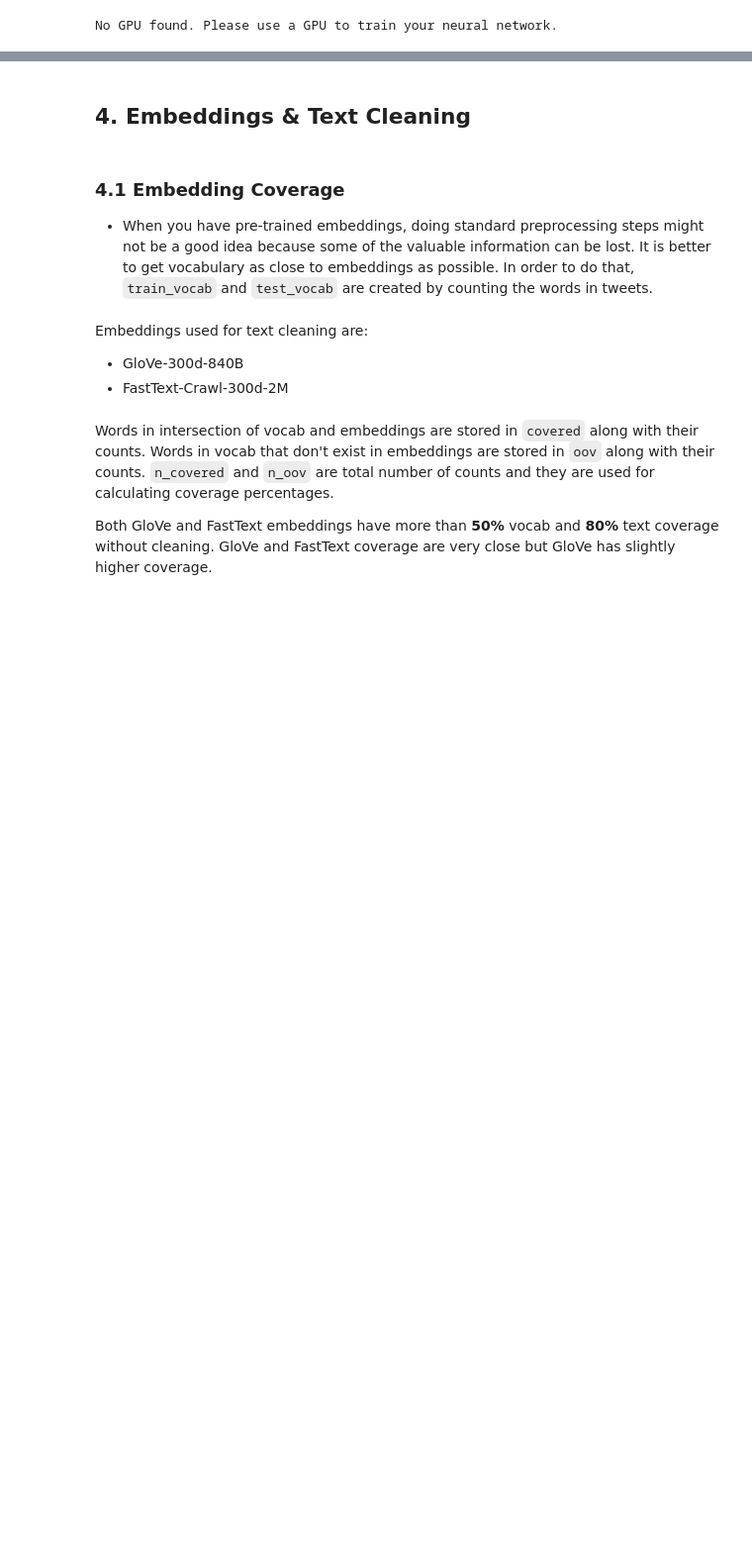
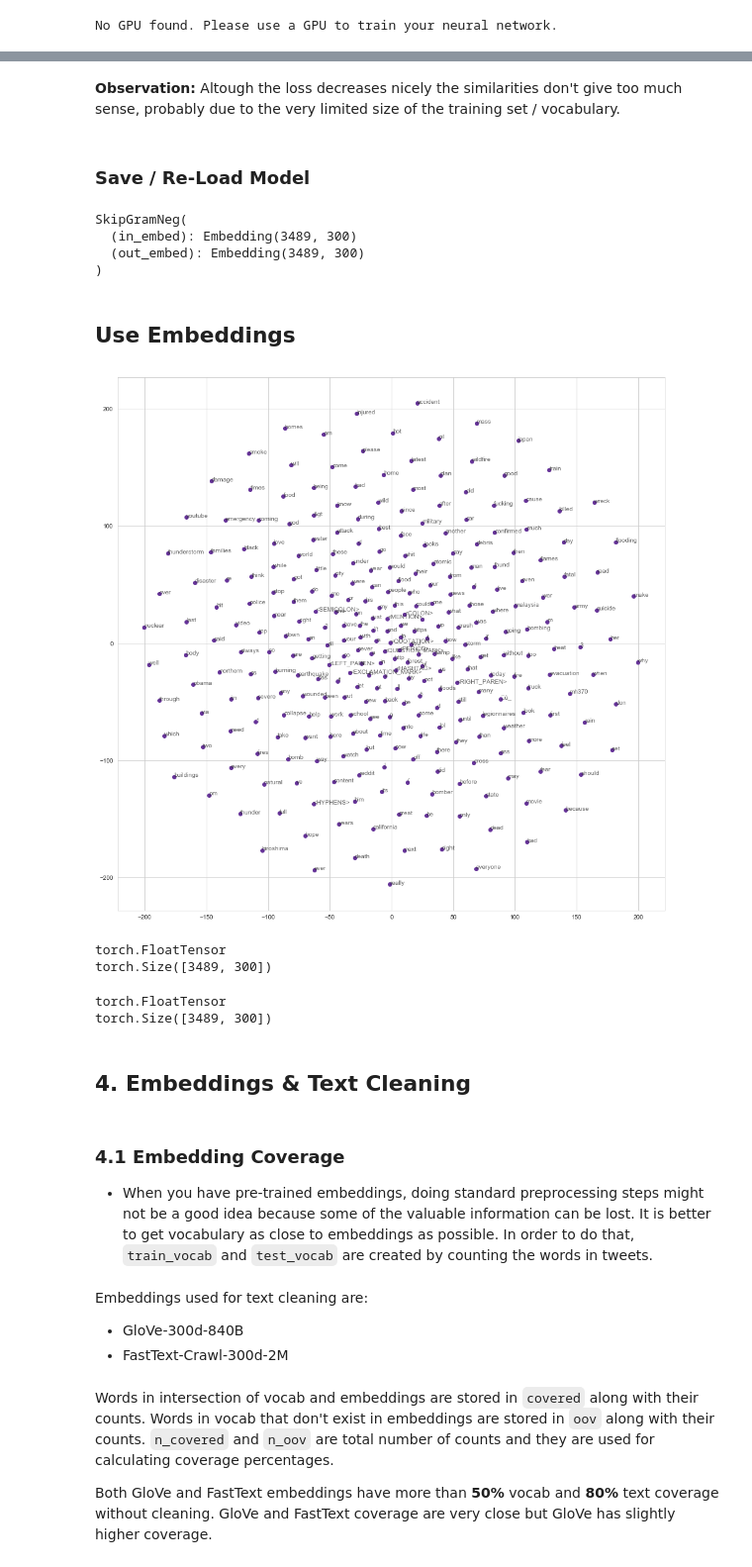
Before and after one commit to rbuerki/projects-dl, a Jupyter notebook: tweet_classification_LSTM_disasters/2-Cleaning_and_Embedding.ipynb, the cells around one changed output, grey strips where cells are left out. Shown at 99% size. Drawn from its saved outputs; the diff is of its cells as text; code cells hidden in the pictures; blank space fills up the shorter version.

Commit message:
comcomplete w2v, save embeddings

```diff
--- a/tweet_classification_LSTM_disasters/2-Cleaning_and_Embedding.ipynb
+++ b/tweet_classification_LSTM_disasters/2-Cleaning_and_Embedding.ipynb
@@ -525,8 +525,61 @@ pamela | waving, temple, geller, satchel, christian
 ...
+# %% [markdown]
+**Observation:** Altough the loss decreases nicely the similarities don't give too much sense, probably due to the very limited size of the training set / vocabulary.
+# %% [markdown]
+### Save / Re-Load Model
 # %%
 torch.save(w2v_net.state_dict(), 'models/w2v_net.pth')
 
-#  state_dict = torch.load('checkpoint.pth')
+state_dict = torch.load('models/w2v_net.pth')
+w2v_net.load_state_dict(state_dict)
+
+print(w2v_net)
+# %% [output]
+SkipGramNeg(
+  (in_embed): Embedding(3489, 300)
+  (out_embed): Embedding(3489, 300)
+)
+# %% [markdown]
+## Use Embeddings
+# %%
+# Visualize
+
+# Get embeddings from the embedding layer of our model, by name
+embeddings = w2v_net.in_embed.weight.to('cpu').data.numpy()
+
+viz_words = 300
+tsne = TSNE()
+embed_tsne = tsne.fit_transform(embeddings[:viz_words, :])
+
+fig, ax = plt.subplots(figsize=(16, 16))
+for idx in range(viz_words):
+    plt.scatter(*embed_tsne[idx, :], color=col1)
+    plt.annotate(int_to_vocab[idx], (embed_tsne[idx, 0], embed_tsne[idx, 1]), alpha=0.7)
+# %% [output]
+[figure, added]
+# %%
+# Save for later use
+embeddings = w2v_net.in_embed.weight
+print(embeddings.type())
+print(embeddings.shape)
+
+# Save
+file_embeddings = open('embeddings.pkl', 'wb')
+pickle.dump(embeddings, file_embeddings)
+# %% [output]
+torch.FloatTensor
+torch.Size([3489, 300])
+# %%
+# Reload for test purpose
+
+file_embeddings_r = open('embeddings.pkl', 'rb')
+embeddings_test = pickle.load(file_embeddings_r)
+
+print(embeddings_test.type())
+print(embeddings_test.shape)
+# %% [output]
+torch.FloatTensor
+torch.Size([3489, 300])
 # %% [markdown]
 ## **4. Embeddings & Text Cleaning**
 # %% [markdown]
```
Also changed, not shown: parts of 5 cells of this notebook, 2 other files.
